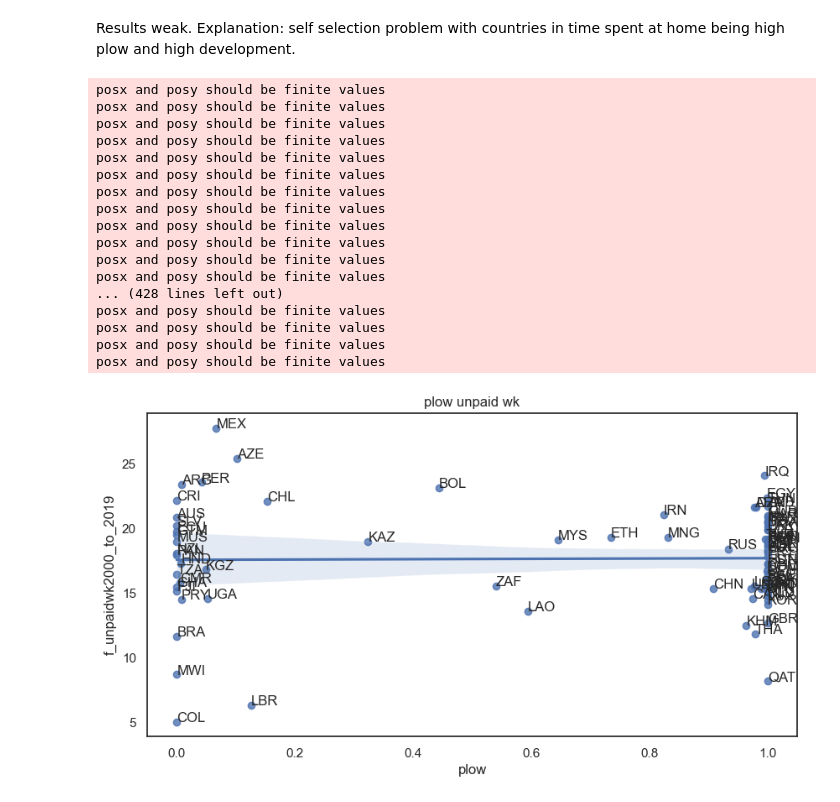
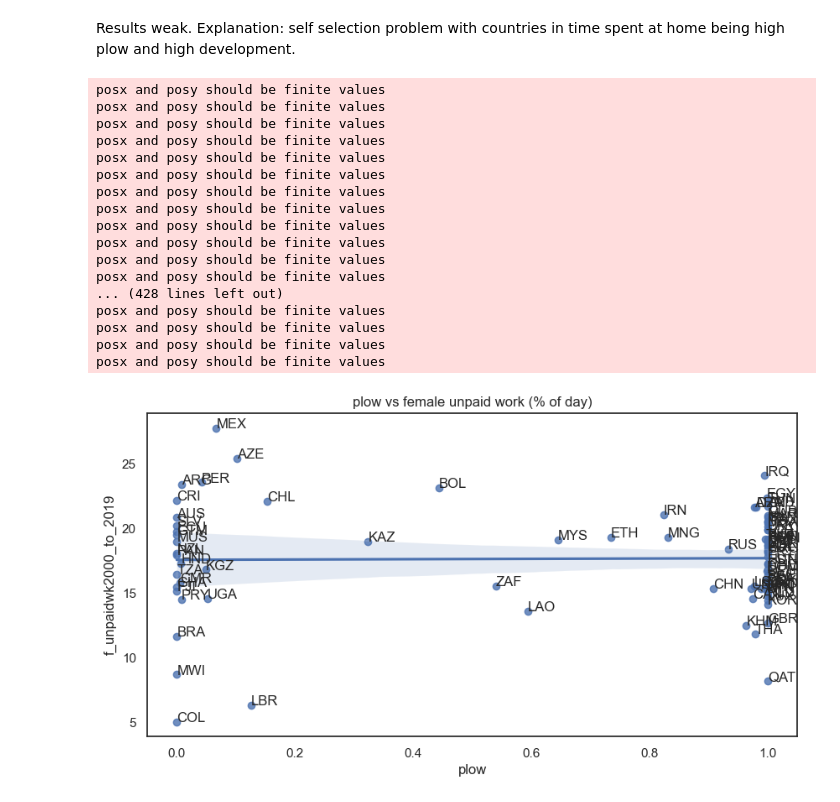
Before and after one commit to rureddish/EPFL_MGT-494_Paper_Extension, a Jupyter notebook: explore.ipynb, the cells around one changed output. Drawn from its saved outputs; the diff is of its cells as text; code cells hidden in the pictures.

```diff
--- a/explore.ipynb
+++ b/explore.ipynb
@@ -736,35 +736,35 @@ Results weak. Explanation: self selection problem with countries in time spent a
 # %%
 # plot line graph
 sns.set(rc={'figure.figsize':(10,5)})
 sns.set_style('white')
 ax = sns.regplot(x='plow', y='f_unpaidwk2000_to_2019', data=df_cross_country_unpaid, marker='o') # , color='#965786')
-ax.set(title='plow unpaid wk')
+ax.set(title='plow vs female unpaid work (% of day)')
 # label points on the plot
 for x, y, z in zip(df_cross_country_unpaid['plow'], df_cross_country_unpaid['f_unpaidwk2000_to_2019'], df_cross_country_unpaid['isocode']):
     # the position of the data label relative to the data point can be adjusted by adding/subtracting a value from the x &/ y coordinates
     plt.text(x = x, # x-coordinate position of data label
     y = y, # y-coordinate position of data label, adjusted to be 150 below the data point
     s = z) # data label, formatted to ignore decimals
     # color = 'purple') # set colour of line
 # %% [output]
 posx and posy should be finite values
 posx and posy should be finite values
 posx and posy should be finite values
 posx and posy should be finite values
 posx and posy should be finite values
 posx and posy should be finite values
 posx and posy should be finite values
 posx and posy should be finite values
 posx and posy should be finite values
 posx and posy should be finite values
 posx and posy should be finite values
 posx and posy should be finite values
 ... (428 lines left out)
 posx and posy should be finite values
 posx and posy should be finite values
 posx and posy should be finite values
 posx and posy should be finite values
-[figure, old version]
+[figure, new version]
 # %%
 # plot line graph
 sns.set(rc={'figure.figsize':(10,5)})
```
Also changed, not shown: parts of 1 cell of this notebook.
